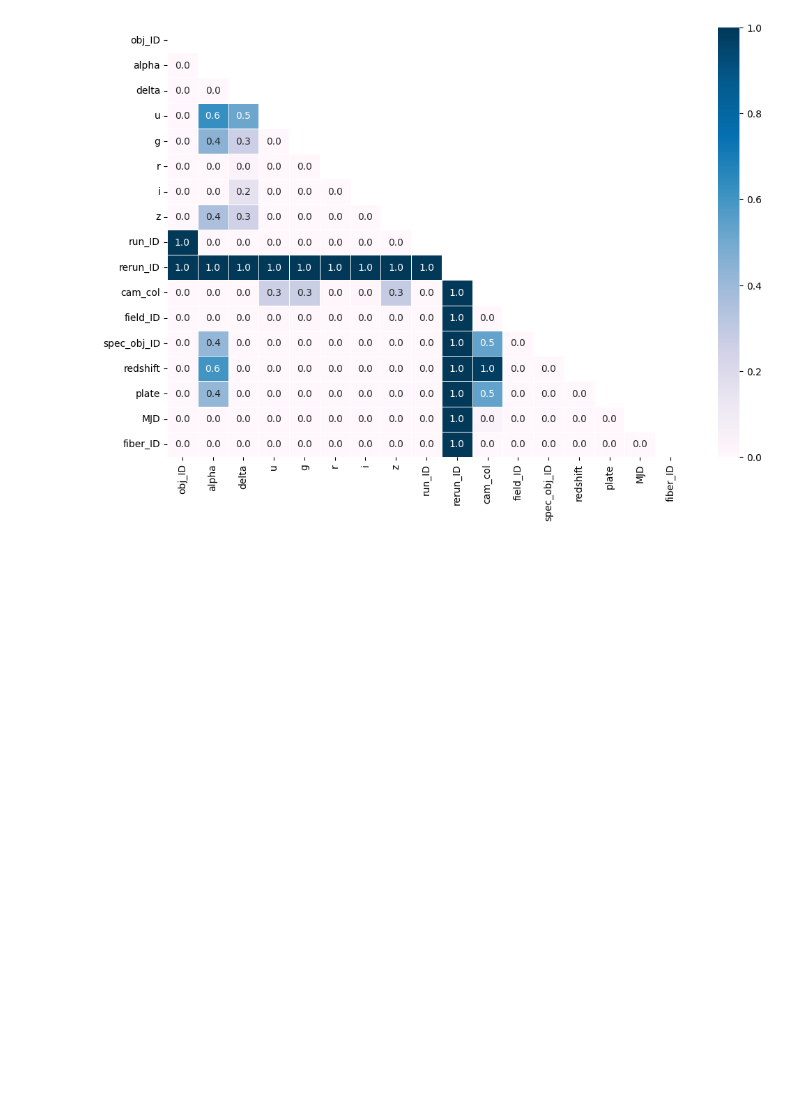
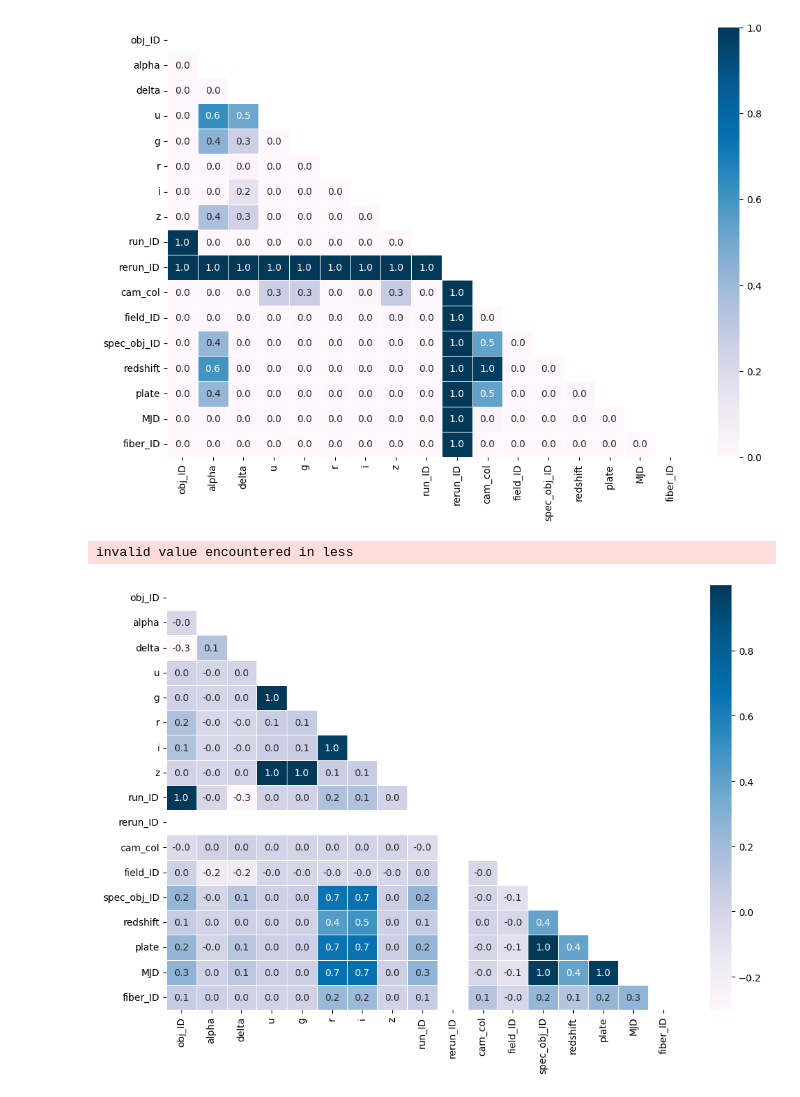
Before and after one commit to sc22lg/ML-Notebooks, a Jupyter notebook: stellar-classification.ipynb, the cells around one changed output. Cells and saved outputs as stored; diff of their text form; code cells hidden in the pictures; blank space fills up the shorter version.

```diff
--- a/stellar-classification.ipynb
+++ b/stellar-classification.ipynb
@@ -104,3 +111,10 @@ sns.heatmap(pv_df, cmap="PuBu", annot = True, linewidths=0.5, fmt= '.01f', mask
 plt.show()
 # %% [output]
 [figure]
+# %%
+f,ax = plt.subplots(figsize=(12,8))
+sns.heatmap(classless_sd.corr(), cmap="PuBu", annot = True, linewidths=0.5, fmt= '.01f', mask = mask, ax = ax)
+plt.show()
+# %% [output]
+invalid value encountered in less
+[figure, added]
```
Also changed, not shown: parts of 6 cells of this notebook.
